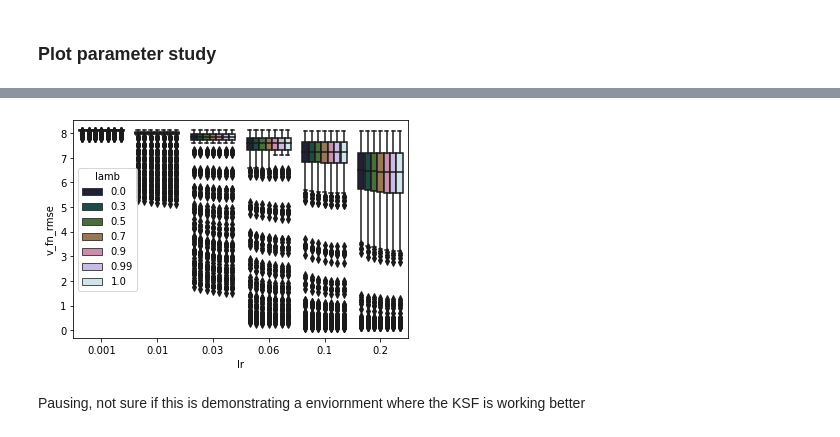
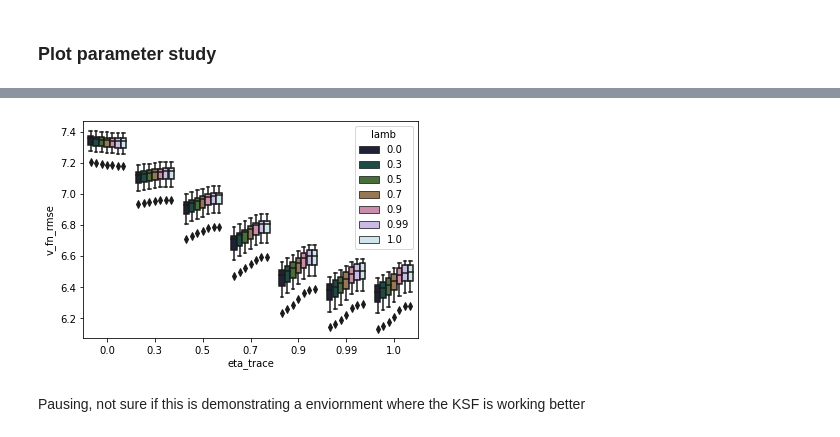
Before and after one commit to im-ant/sr-return, a Jupyter notebook: linear/analysis/2021-01-24_174123_fan-out-binary-tree_KSF.ipynb, the cells around one changed output, grey strips where cells are left out. Drawn from its saved outputs; the diff is of its cells as text; code cells hidden in the pictures.

```diff
--- a/linear/analysis/2021-01-24_174123_fan-out-binary-tree_KSF.ipynb
+++ b/linear/analysis/2021-01-24_174123_fan-out-binary-tree_KSF.ipynb
@@ -149,38 +178,12 @@ lr_rmse_lineplot(Data_df)
-# %%
-def lr_rmse_boxplot(data, y='v_fn_rmse', filters=None):
-    # ==
-    plt_x = 'lr'
-    plt_hue = 'lamb'
-
-    # ==
-    # Filters
-    if filters is None:
-        filters = {
-            'agentCls_name': 'SFReturnAgent',
-            'eta_trace': 0.0,
-            'env_kwargs': "{'depth': 5, 'terminal_high_rew_prob': 1.0}",
-            'use_true_sf_params': False,
-            'use_true_reward_params': False,
-        }
-
-    df = data.copy(deep=True)
-    for k in filters:
-        df = df[df[k] == filters[k]]
-
-    # round
-    df[plt_hue] = [round(e, 3) for e in df[plt_hue]]
-    # hues
-    n_hues = len(set(df[plt_hue].values))
-    c_palette = sns.color_palette("cubehelix", n_hues)
-
-
-    sns.boxplot(x=plt_x, y=y, hue=plt_hue,
-                 palette=c_palette,
-                 data=df)
-
-lr_rmse_boxplot(Data_df)
-# %% [output]
-[figure, removed]
+# %%
+lr_rmse_boxplot(episAvg_df, x='eta_trace', filters={
+    'agentCls_name': 'SFReturnAgent',
+    'lr': 0.1,
+    'use_true_sf_params': False,
+    'use_true_reward_params': False,
+})
+# %% [output]
+[figure, added]
 # %% [markdown]
 Pausing, not sure if this is demonstrating a enviornment where the KSF is working better
 # %% [markdown]
```
Also changed, not shown: parts of 3 cells of this notebook, 3 other files.
